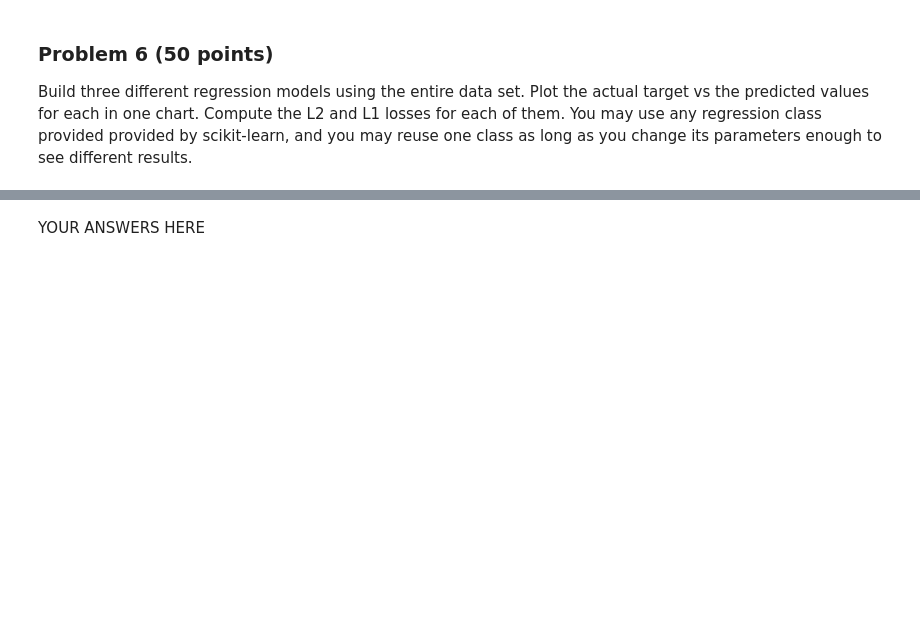
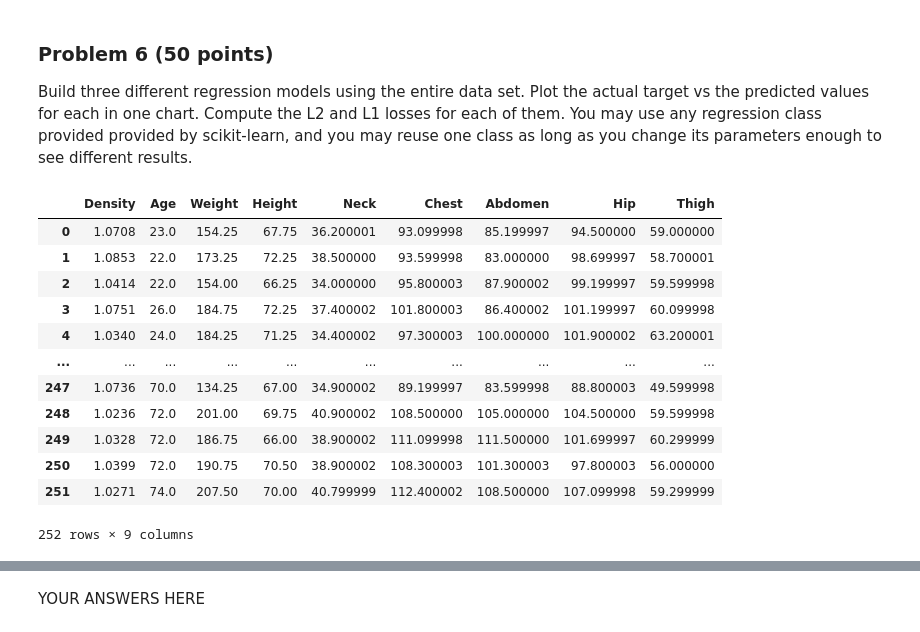
Before and after one commit to Haleymussary00/dx602-final-project, a Jupyter notebook: project.ipynb, the cells around one changed output, grey strips where cells are left out. Cells and saved outputs as stored; diff of their text form; code cells hidden in the pictures; blank space fills up the shorter version.

```diff
--- a/project.ipynb
+++ b/project.ipynb
@@ -418,3 +418,20 @@ Compute the L2 and L1 losses for each of them.
 You may use any regression class provided provided by scikit-learn, and you may reuse one class as long as you change its parameters enough to see different results.
 # %%
 # YOUR CODE HERE
+# %%
+input_cols = body_fat.drop(["target"], axis=1)
+input_cols
+# %% [output]
+|  | Density | Age | Weight | Height | Neck | Chest | Abdomen | Hip | Thigh |
+| 0 | 1.0708 | 23.0 | 154.25 | 67.75 | 36.200001 | 93.099998 | 85.199997 | 94.500000 | 59.000000 |
+| 1 | 1.0853 | 22.0 | 173.25 | 72.25 | 38.500000 | 93.599998 | 83.000000 | 98.699997 | 58.700001 |
+| 2 | 1.0414 | 22.0 | 154.00 | 66.25 | 34.000000 | 95.800003 | 87.900002 | 99.199997 | 59.599998 |
+| 3 | 1.0751 | 26.0 | 184.75 | 72.25 | 37.400002 | 101.800003 | 86.400002 | 101.199997 | 60.099998 |
+| 4 | 1.0340 | 24.0 | 184.25 | 71.25 | 34.400002 | 97.300003 | 100.000000 | 101.900002 | 63.200001 |
+| ... | ... | ... | ... | ... | ... | ... | ... | ... | ... |
+| 247 | 1.0736 | 70.0 | 134.25 | 67.00 | 34.900002 | 89.199997 | 83.599998 | 88.800003 | 49.599998 |
+| 248 | 1.0236 | 72.0 | 201.00 | 69.75 | 40.900002 | 108.500000 | 105.000000 | 104.500000 | 59.599998 |
+| 249 | 1.0328 | 72.0 | 186.75 | 66.00 | 38.900002 | 111.099998 | 111.500000 | 101.699997 | 60.299999 |
+| 250 | 1.0399 | 72.0 | 190.75 | 70.50 | 38.900002 | 108.300003 | 101.300003 | 97.800003 | 56.000000 |
+| 251 | 1.0271 | 74.0 | 207.50 | 70.00 | 40.799999 | 112.400002 | 108.500000 | 107.099998 | 59.299999 |
+252 rows × 9 columns
```
Also changed, not shown: parts of 11 cells of this notebook.
